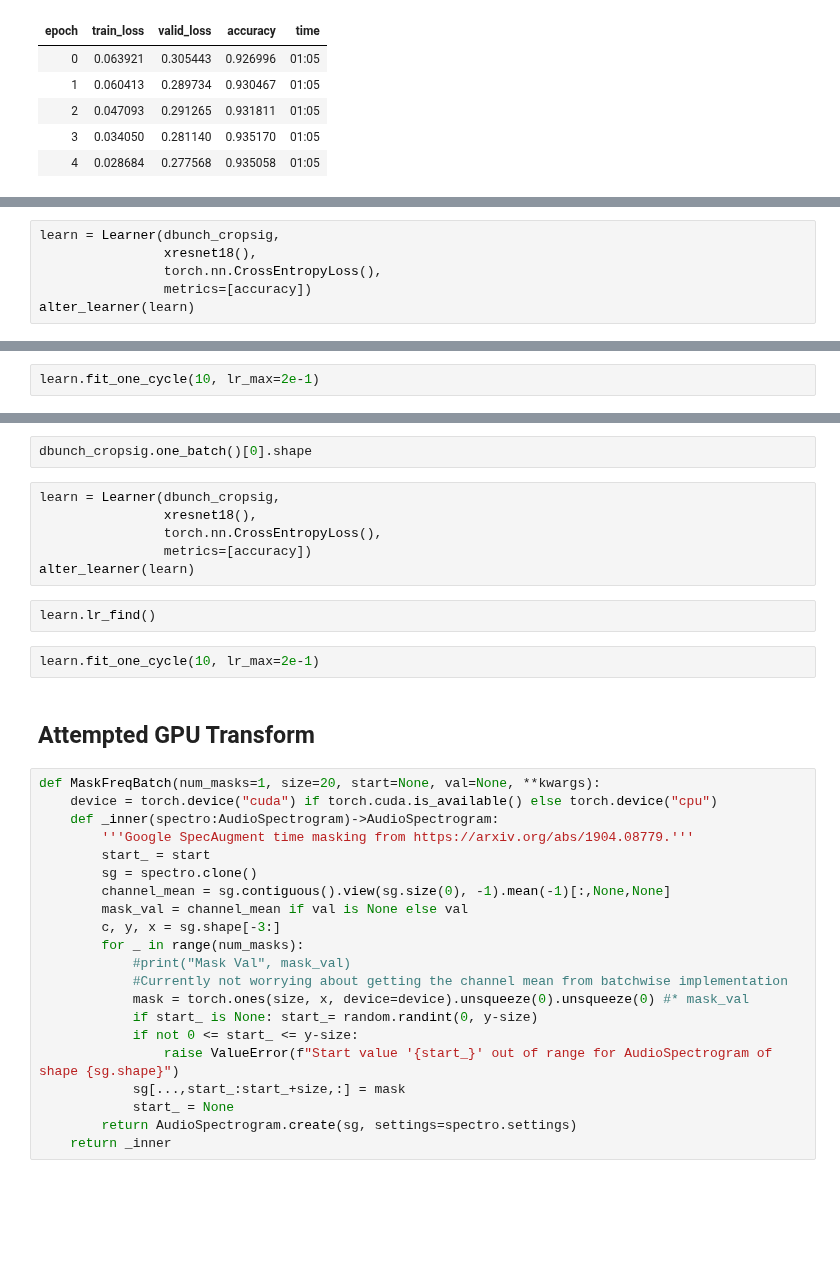
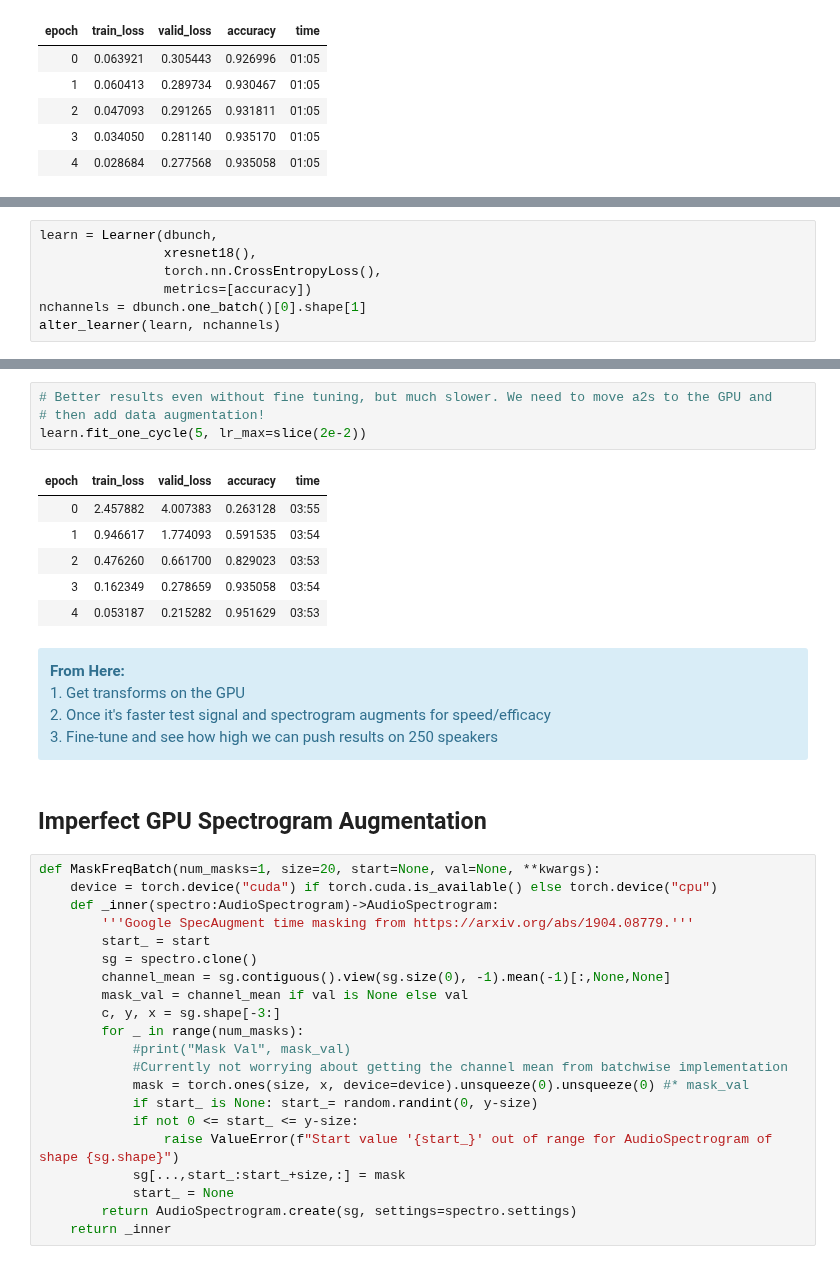
Before and after one commit to fastaudio/fastai2_audio, a Jupyter notebook: dev/72_audio_tutorial.ipynb, the cells around one changed output, grey strips where cells are left out. Cells and saved outputs as stored; diff of their text form; blank space fills up the shorter version.

```diff
--- a/dev/72_audio_tutorial.ipynb
+++ b/dev/72_audio_tutorial.ipynb
@@ -277,8 +214,9 @@ dbunch_cropsig.one_batch()[0].shape
 # %%
-learn = Learner(dbunch_cropsig,
+learn = Learner(dbunch,
                 xresnet18(),
                 torch.nn.CrossEntropyLoss(),
                 metrics=[accuracy])
-alter_learner(learn)
+nchannels = dbunch.one_batch()[0].shape[1]
+alter_learner(learn, nchannels)
 # %%
 learn.lr_find()
@@ -285,2 +225,0 @@ learn.lr_find()
-# %%
-learn.fit_one_cycle(10, lr_max=2e-1)
@@ -300,17 +226,22 @@ dbunch_cropsig.show_batch(max_n=9)
-# %%
-dbunch_cropsig.one_batch()[0].shape
-# %%
-learn = Learner(dbunch_cropsig,
-                xresnet18(),
-                torch.nn.CrossEntropyLoss(),
-                metrics=[accuracy])
-alter_learner(learn)
-# %%
-learn.lr_find()
-# %%
-learn.fit_one_cycle(10, lr_max=2e-1)
-# %% [markdown]
-## Attempted GPU Transform
+# %%
+# Better results even without fine tuning, but much slower. We need to move a2s to the GPU and
+# then add data augmentation!
+learn.fit_one_cycle(5, lr_max=slice(2e-2))
+# %% [output]
+| epoch | train_loss | valid_loss | accuracy | time |
+| 0 | 2.457882 | 4.007383 | 0.263128 | 03:55 |
+| 1 | 0.946617 | 1.774093 | 0.591535 | 03:54 |
+| 2 | 0.476260 | 0.661700 | 0.829023 | 03:53 |
+| 3 | 0.162349 | 0.278659 | 0.935058 | 03:54 |
+| 4 | 0.053187 | 0.215282 | 0.951629 | 03:53 |
+# %% [markdown]
+<div class='alert alert-block alert-info'><strong>From Here:</strong><br>
+    1. Get transforms on the GPU <br>
+    2. Once it's faster test signal and spectrogram augments for speed/efficacy<br>
+    3. Fine-tune and see how high we can push results on 250 speakers
+</div>
+# %% [markdown]
+## Imperfect GPU Spectrogram Augmentation
 # %%
 def MaskFreqBatch(num_masks=1, size=20, start=None, val=None, **kwargs):
     device = torch.device("cuda") if torch.cuda.is_available() else torch.device("cpu")
```
Also changed, not shown: parts of 22 cells of this notebook.
